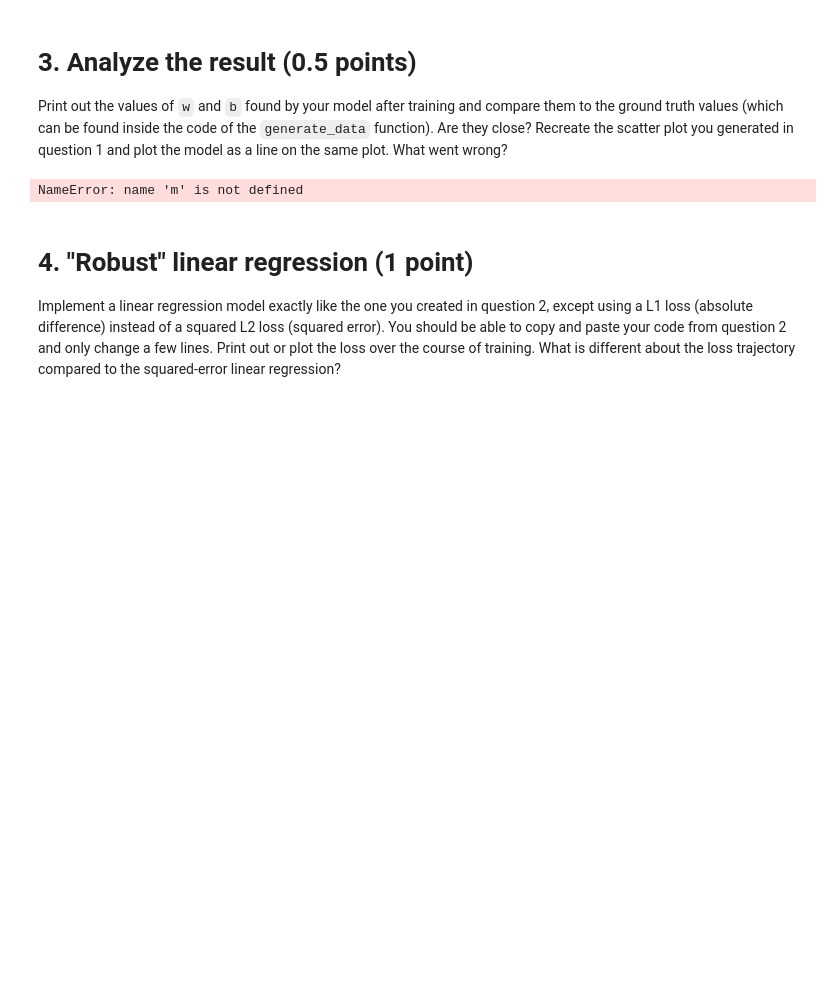
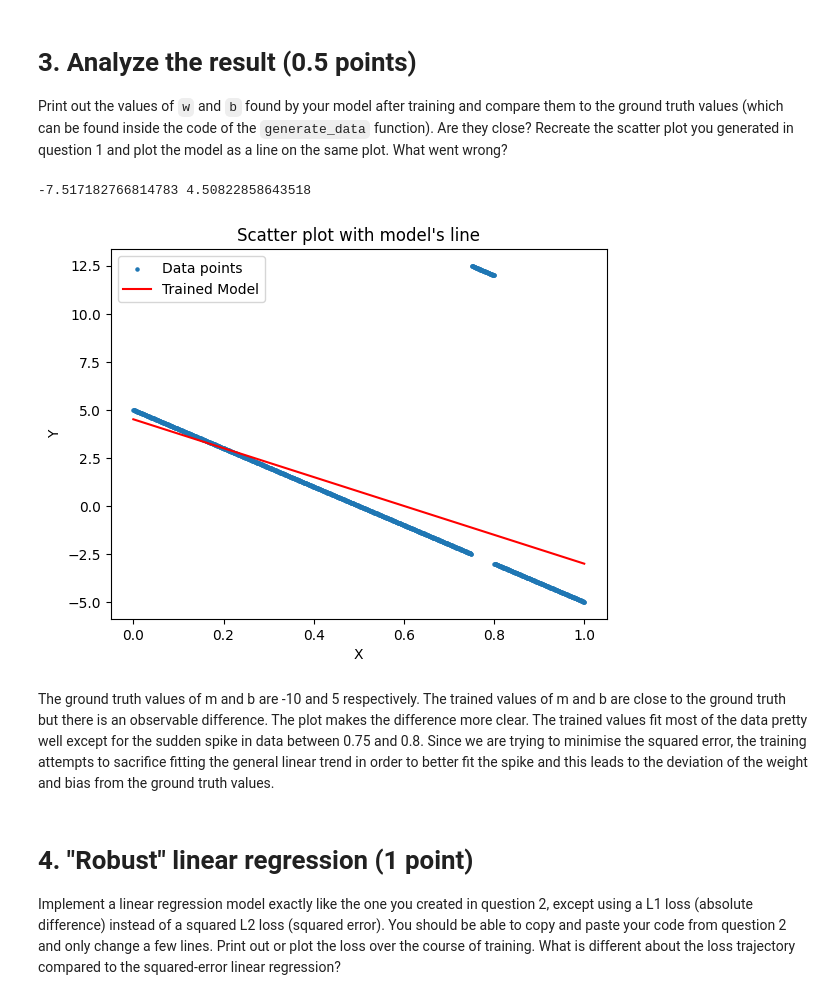
Before and after one commit to Chryron/CSC2516_NN-DL, a Jupyter notebook: Assignments/CSC2516_Homework_1.ipynb, the cells around one changed output. Saved outputs shown, nothing was run; the diff lists cells and outputs as text; code cells hidden in the pictures; blank space fills up the shorter version.

```diff
--- a/Assignments/CSC2516_Homework_1.ipynb
+++ b/Assignments/CSC2516_Homework_1.ipynb
@@ -75,16 +73,18 @@ What went wrong?
 # %%
 print(m, b)
 # Plotting the data and the model's line
-plt.figure(figsize=(10,6))
 plt.scatter(x, y, s=5, label="Data points")
 plt.plot(x, m*x + b, color='red', label="Trained Model")
 plt.title("Scatter plot with model's line")
 plt.xlabel("X")
 plt.ylabel("Y")
 plt.legend()
 plt.show()
 # %% [output]
-NameError: name 'm' is not defined
+-7.517182766814783 4.50822858643518
+[figure, added]
+# %% [markdown]
+The ground truth values of m and b are -10 and 5 respectively. The trained values of m and b are close to the ground truth but there is an observable difference. The plot makes the difference more clear. The trained values fit most of the data pretty well except for the sudden spike in data between 0.75 and 0.8. Since we are trying to minimise the squared error, the training attempts to sacrifice fitting the general linear trend in order to better fit the spike and this leads to the deviation of the weight and bias from the ground truth values.
 # %% [markdown]
 # 4. "Robust" linear regression (1 point)
 
```
Also changed, not shown: parts of 6 cells of this notebook.
